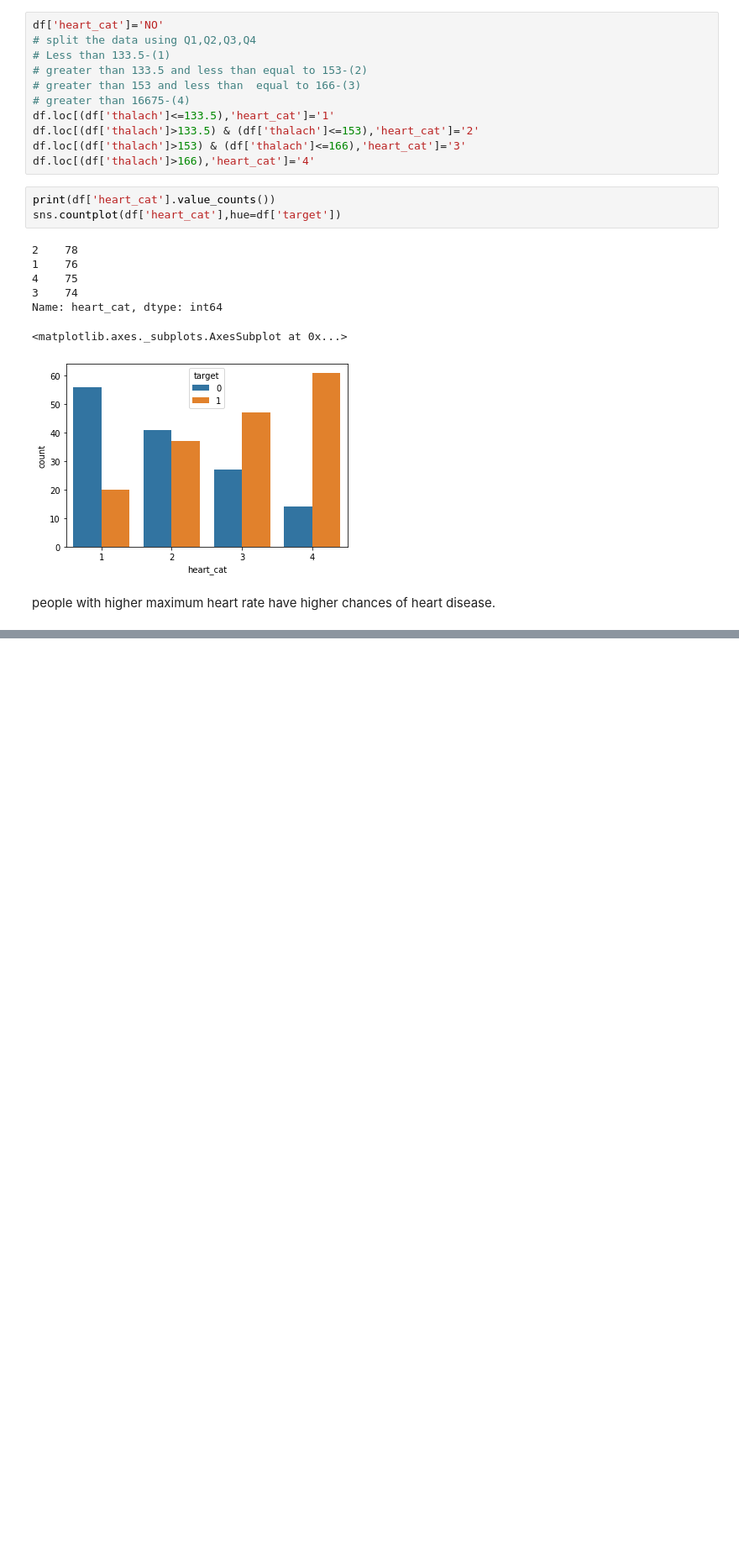
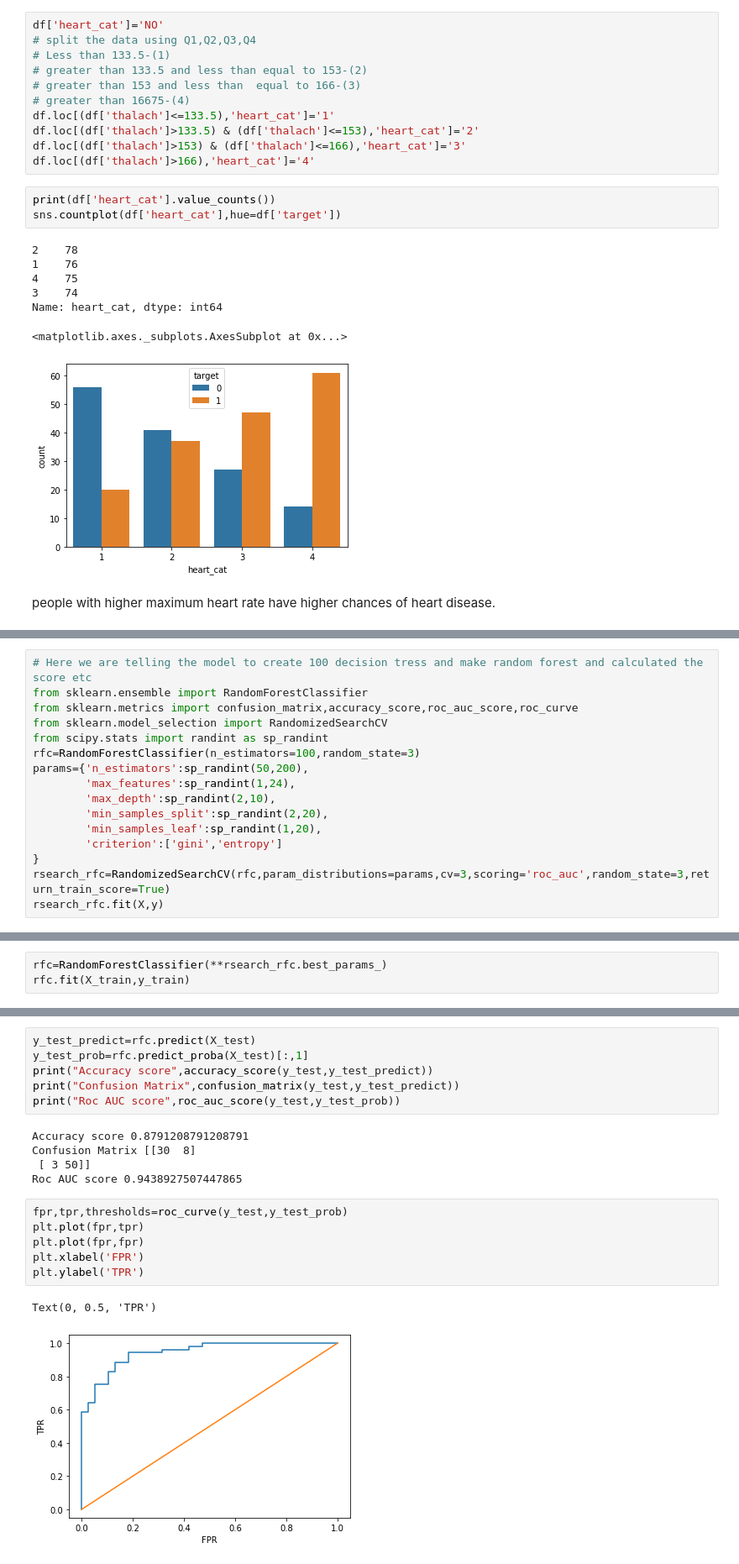
Before and after one commit to ShrutiUdagire/SupervisedLearning-Classification, a Jupyter notebook: Heartdisease.ipynb, the cells around one changed output, grey strips where cells are left out. Shown at 84% size. Saved outputs shown, nothing was run; the diff lists cells and outputs as text; blank space fills up the shorter version.

```diff
--- a/Heartdisease.ipynb
+++ b/Heartdisease.ipynb
@@ -206,0 +262,16 @@ sns.pairplot(df,hue='target')
+# %%
+# Here we are telling the model to create 100 decision tress and make random forest and calculated the score etc
+from sklearn.ensemble import RandomForestClassifier
+from sklearn.metrics import confusion_matrix,accuracy_score,roc_auc_score,roc_curve
+from sklearn.model_selection import RandomizedSearchCV
+from scipy.stats import randint as sp_randint
+rfc=RandomForestClassifier(n_estimators=100,random_state=3)
+params={'n_estimators':sp_randint(50,200),
+        'max_features':sp_randint(1,24),
+        'max_depth':sp_randint(2,10),
+        'min_samples_split':sp_randint(2,20),
+        'min_samples_leaf':sp_randint(1,20),
+        'criterion':['gini','entropy']
+}
+rsearch_rfc=RandomizedSearchCV(rfc,param_distributions=params,cv=3,scoring='roc_auc',random_state=3,return_train_score=True)
+rsearch_rfc.fit(X,y)
@@ -206,0 +334,3 @@ sns.pairplot(df,hue='target')
+# %%
+rfc=RandomForestClassifier(**rsearch_rfc.best_params_)
+rfc.fit(X_train,y_train)
@@ -206,0 +357,20 @@ sns.pairplot(df,hue='target')
+# %%
+y_test_predict=rfc.predict(X_test)
+y_test_prob=rfc.predict_proba(X_test)[:,1]
+print("Accuracy score",accuracy_score(y_test,y_test_predict))
+print("Confusion Matrix",confusion_matrix(y_test,y_test_predict))
+print("Roc AUC score",roc_auc_score(y_test,y_test_prob))
+# %% [output]
+Accuracy score 0.8791208791208791
+Confusion Matrix [[30  8]
+ [ 3 50]]
+Roc AUC score 0.9438927507447865
+# %%
+fpr,tpr,thresholds=roc_curve(y_test,y_test_prob)
+plt.plot(fpr,tpr)
+plt.plot(fpr,fpr)
+plt.xlabel('FPR')
+plt.ylabel('TPR')
+# %% [output]
+Text(0, 0.5, 'TPR')
+[figure, added]
```
Also changed, not shown: parts of 55 cells of this notebook.
